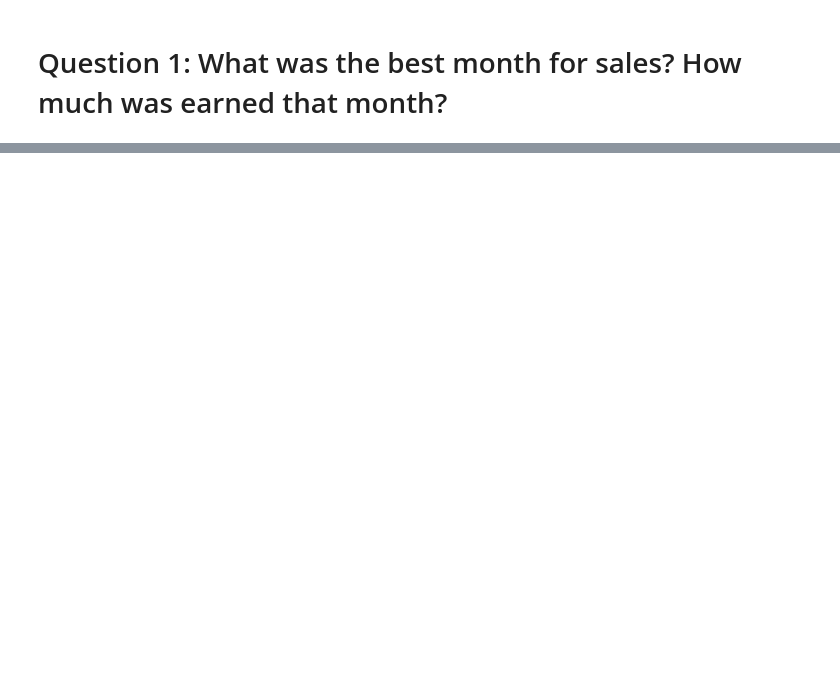
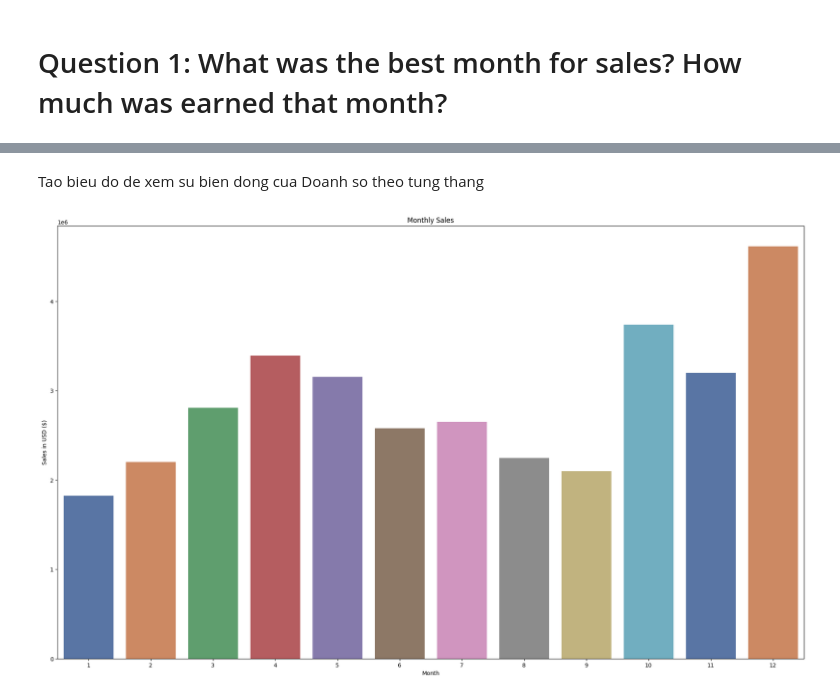
Before and after one commit to dangbichtrinh/Python-portfolio-project, a Jupyter notebook: Python-portfolio-project.ipynb, the cells around one changed output, grey strips where cells are left out. Saved outputs shown, nothing was run; the diff lists cells and outputs as text; code cells hidden in the pictures; blank space fills up the shorter version.

```diff
--- a/Python-portfolio-project.ipynb
+++ b/Python-portfolio-project.ipynb
@@ -224,4 +245,0 @@ def augment_data(data):
-# %%
-all_data['Month'] = all_data['Order Date'].str(tdate.time())[0:2]
-all_data['Month'] = all_data['Month'].astype('int32')
-all_data.head()
@@ -232,3 +245,0 @@ AttributeError: Can only use .str accessor with string values!
-# %%
-all_data['Sales'] = all_data["Quantity Ordered"] = all_data['Price Each']
-all_data.head()
@@ -255,0 +267,2 @@ NameError: name 'results' is not defined
+# %% [markdown]
+Tao bieu do de xem su bien dong cua Doanh so theo tung thang
@@ -255,0 +272,19 @@ NameError: name 'results' is not defined
+# %%
+# Group the Sale by month
+monthly_sale = all_data.groupby('Month').sum().astype('int')
+# Make a plot
+plt.figure(figsize=(24, 14))
+sns.barplot(
+    x = monthly_sale.index,
+    y = monthly_sale['Sale'],
+    data = monthly_sale,
+    palette='deep'
+)
+
+# Add plot title
+plt.title('Monthly Sales')
+plt.xlabel('Month')
+plt.ylabel('Sales in USD ($)')
+plt.show()
+# %% [output]
+[figure, added]
```
Also changed, not shown: parts of 17 cells of this notebook.
